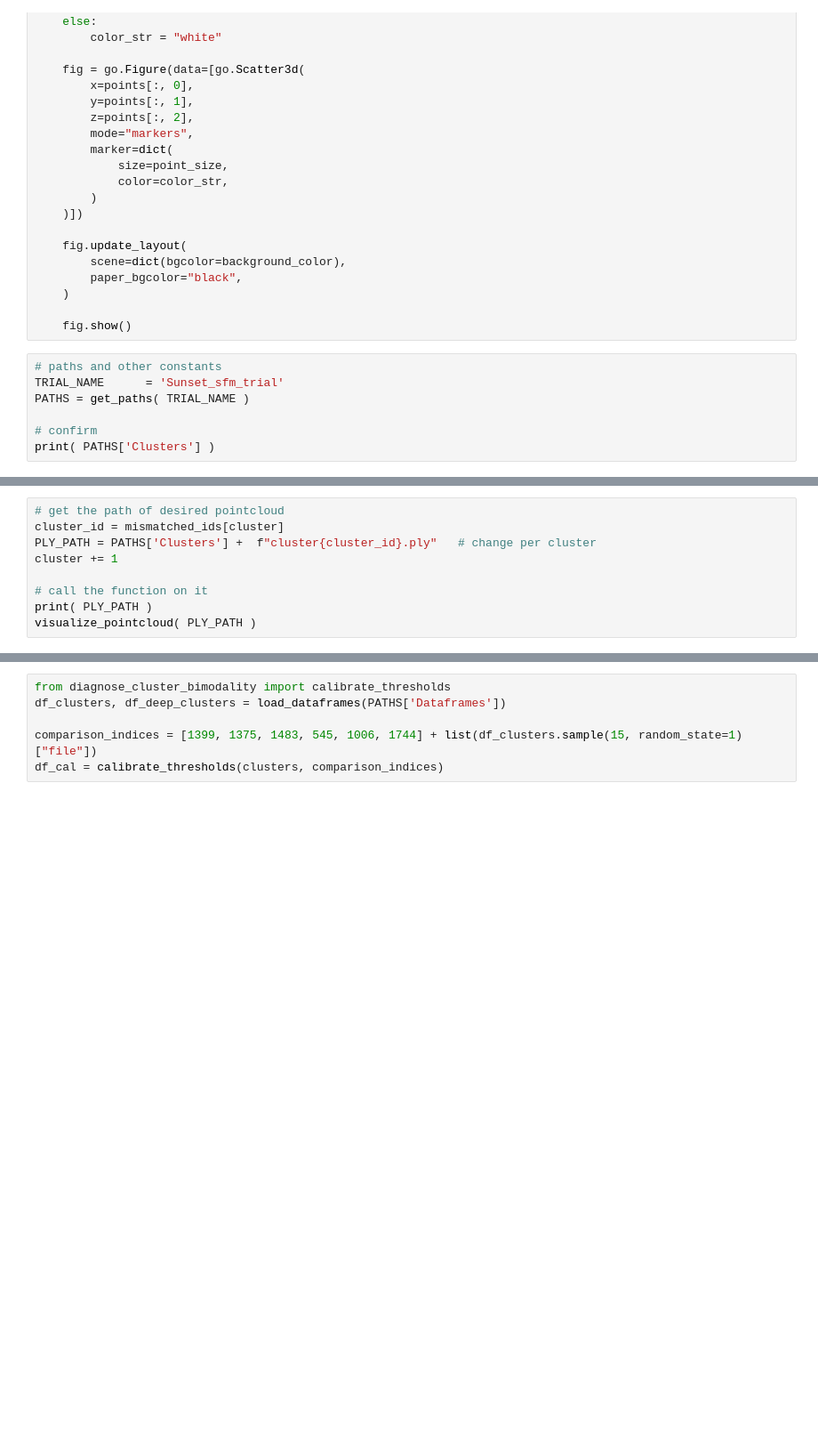
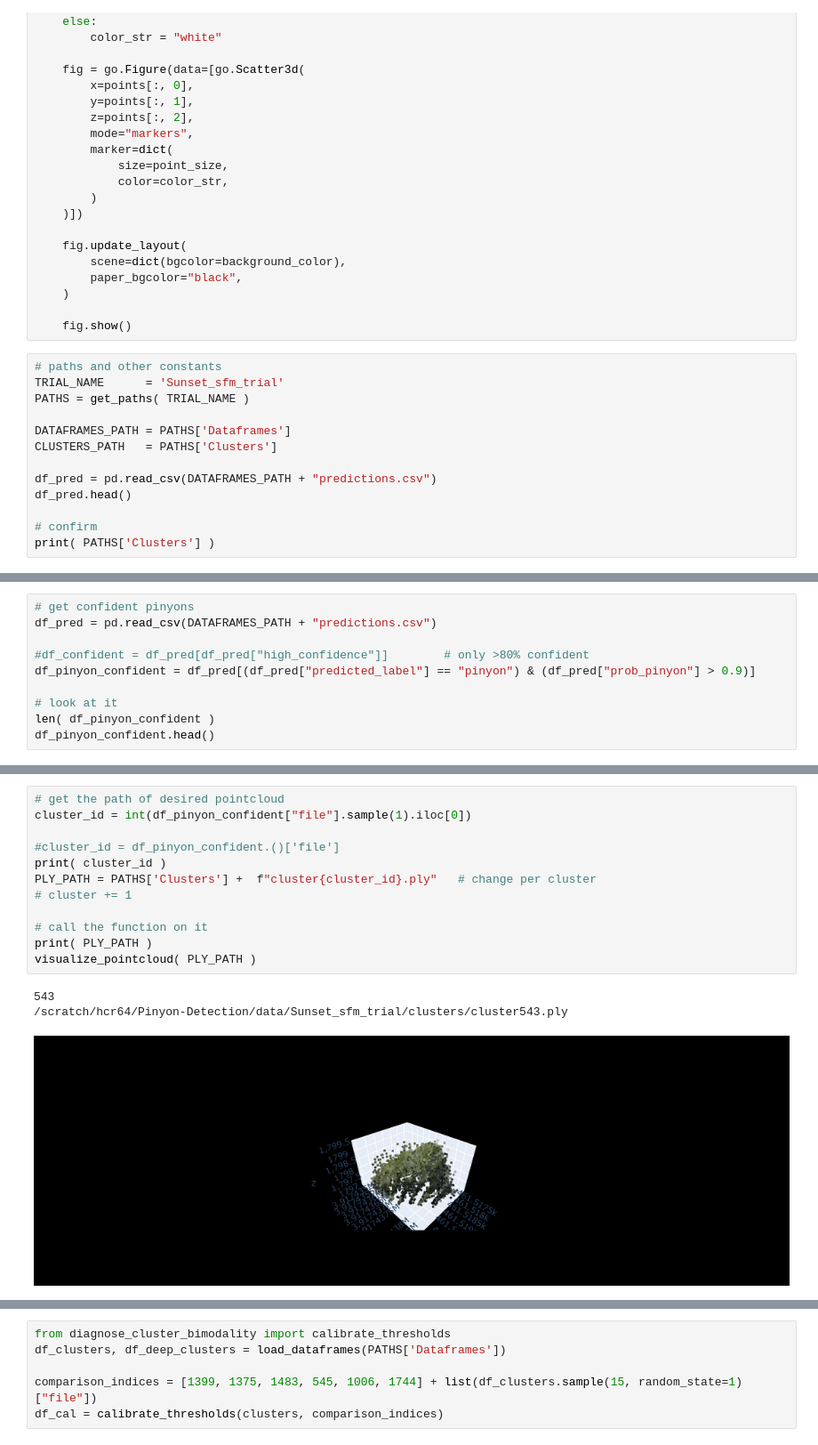
Before and after one commit to hcr64/Pinyon-Detection, a Jupyter notebook: pinyon_visualisation.ipynb, the cells around one changed output, grey strips where cells are left out. Shown at 89% size. Drawn from its saved outputs; the diff is of its cells as text; blank space fills up the shorter version.

Commit message:
Add vis and drought tolerance pred

```diff
--- a/pinyon_visualisation.ipynb
+++ b/pinyon_visualisation.ipynb
@@ -94,5 +96,11 @@ def visualize_pointcloud(pcd_path, point_size=2, background_color="black"):
 TRIAL_NAME      = 'Sunset_sfm_trial'
 PATHS = get_paths( TRIAL_NAME )
 
+DATAFRAMES_PATH = PATHS['Dataframes']
+CLUSTERS_PATH   = PATHS['Clusters']
+
+df_pred = pd.read_csv(DATAFRAMES_PATH + "predictions.csv")
+df_pred.head()
+
 # confirm
 print( PATHS['Clusters'] )
@@ -108,0 +122,10 @@ cluster = 0
+# %%
+# get confident pinyons
+df_pred = pd.read_csv(DATAFRAMES_PATH + "predictions.csv")
+
+#df_confident = df_pred[df_pred["high_confidence"]]        # only >80% confident
+df_pinyon_confident = df_pred[(df_pred["predicted_label"] == "pinyon") & (df_pred["prob_pinyon"] > 0.9)]
+
+# look at it
+len( df_pinyon_confident )
+df_pinyon_confident.head()
@@ -109,12 +139,19 @@ cluster = 0
 # %%
 # get the path of desired pointcloud
-cluster_id = mismatched_ids[cluster]
+cluster_id = int(df_pinyon_confident["file"].sample(1).iloc[0])
+
+#cluster_id = df_pinyon_confident.()['file']
+print( cluster_id )
 PLY_PATH = PATHS['Clusters'] +  f"cluster{cluster_id}.ply"   # change per cluster
-cluster += 1
+# cluster += 1
 
 # call the function on it
 print( PLY_PATH )
 visualize_pointcloud( PLY_PATH )
+# %% [output]
+543
+/scratch/hcr64/Pinyon-Detection/data/Sunset_sfm_trial/clusters/cluster543.ply
+[figure, added]
 # %%
 PATHS = get_paths("Sunset_sfm_trial")
 clusters = load_clusters(PATHS['Clusters'])
```
Also changed, not shown: parts of 13 cells of this notebook, 10 other files.
